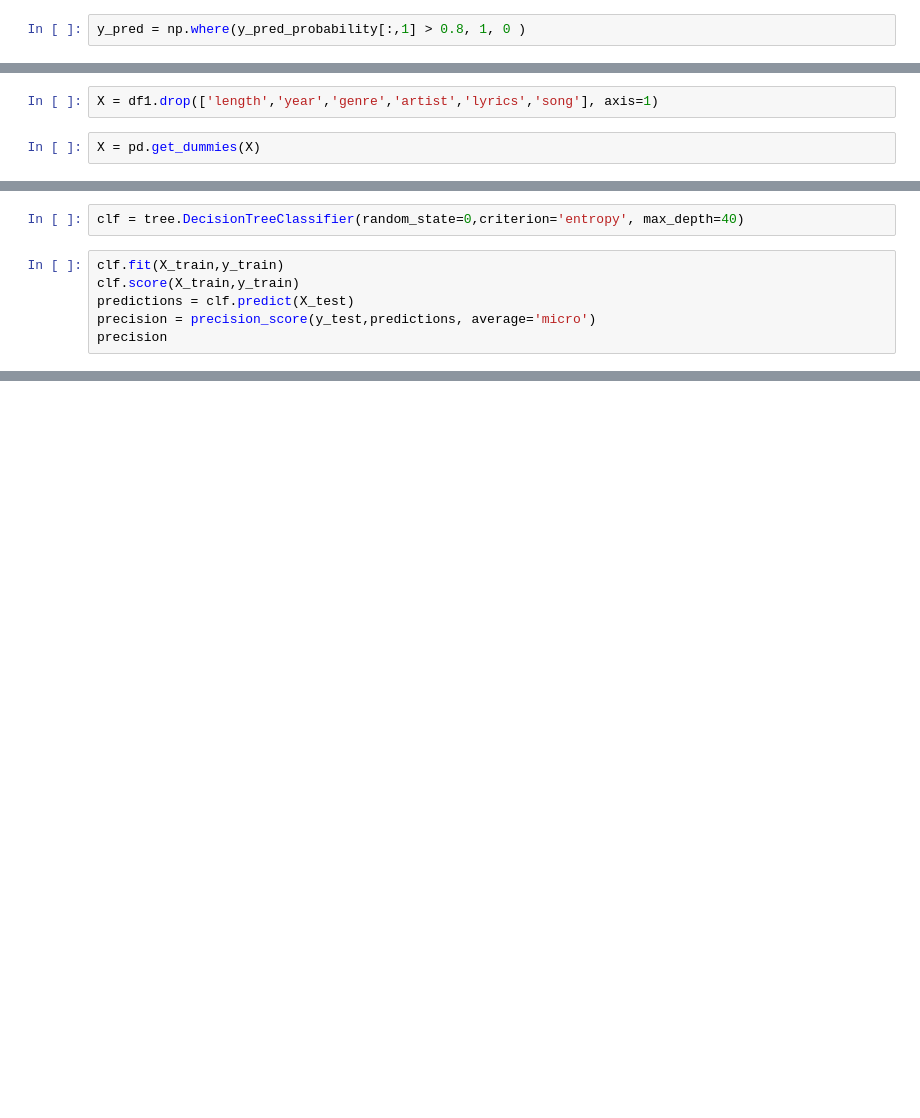
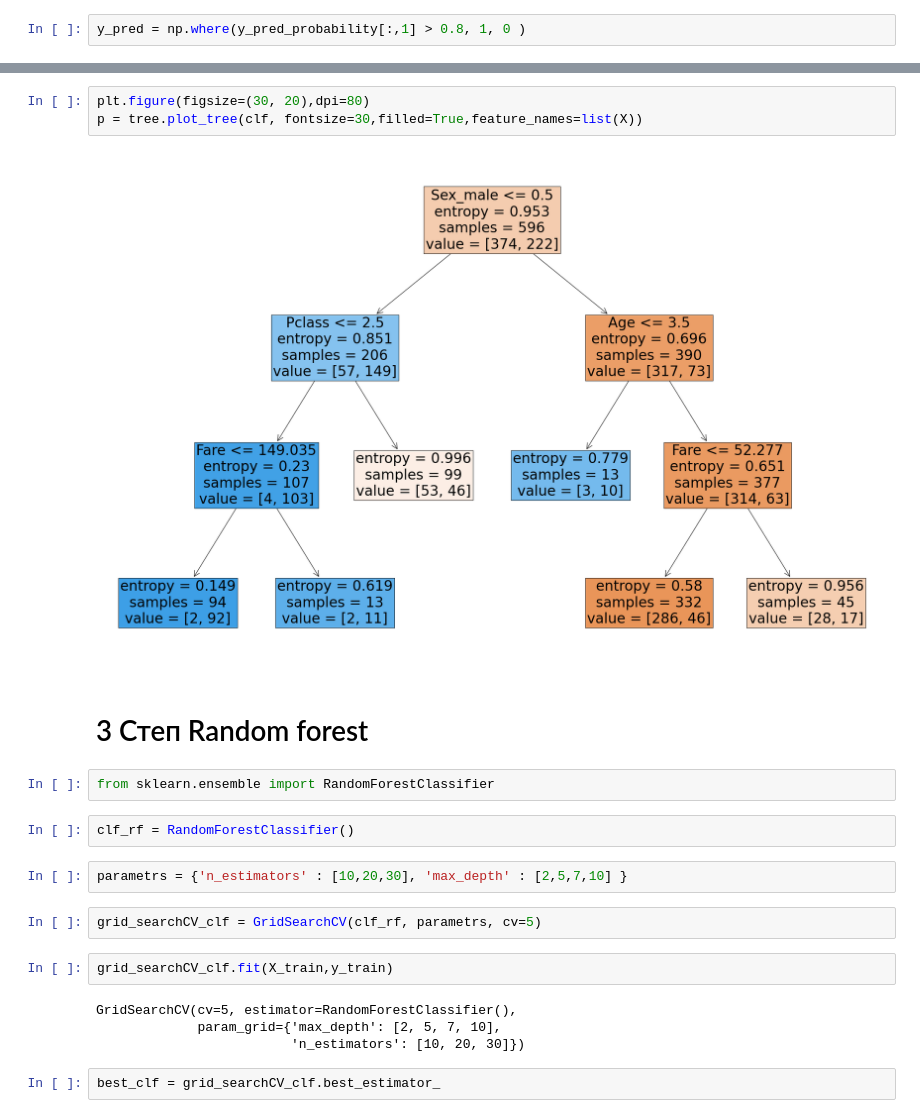
Before and after one commit to vasiljev-sr/MyJupyterNotebook, a Jupyter notebook: Stepik/Step 2/ Titanic Machine Learning from Disaster.ipynb, the cells around one changed output, grey strips where cells are left out. Cells and saved outputs as stored; diff of their text form; blank space fills up the shorter version.

```diff
--- a/Stepik/Step 2/ Titanic Machine Learning from Disaster.ipynb
+++ b/Stepik/Step 2/ Titanic Machine Learning from Disaster.ipynb
@@ -406,4 +269,0 @@ df1['hyphens'] = df1.lyrics.str.count('-')
-# %%
-X = df1.drop(['length','year','genre','artist','lyrics','song'], axis=1)
-# %%
-X = pd.get_dummies(X)
@@ -424,8 +269,0 @@ X_train, X_test, y_train, y_test = train_test_split(X,y, test_size= 0.25, random
-# %%
-clf = tree.DecisionTreeClassifier(random_state=0,criterion='entropy', max_depth=40)
-# %%
-clf.fit(X_train,y_train)
-clf.score(X_train,y_train)
-predictions = clf.predict(X_test)
-precision = precision_score(y_test,predictions, average='micro')
-precision
@@ -445,0 +279,23 @@ cross_val_score(clf,X_train,y_train, cv=5).mean()
+# %%
+plt.figure(figsize=(30, 20),dpi=80)
+p = tree.plot_tree(clf, fontsize=30,filled=True,feature_names=list(X))
+# %% [output]
+[figure, added]
+# %% [markdown]
+# 3 Степ Random forest
+# %%
+from sklearn.ensemble import RandomForestClassifier
+# %%
+clf_rf = RandomForestClassifier()
+# %%
+parametrs = {'n_estimators' : [10,20,30], 'max_depth' : [2,5,7,10] }
+# %%
+grid_searchCV_clf = GridSearchCV(clf_rf, parametrs, cv=5)
+# %%
+grid_searchCV_clf.fit(X_train,y_train)
+# %% [output]
+GridSearchCV(cv=5, estimator=RandomForestClassifier(),
+             param_grid={'max_depth': [2, 5, 7, 10],
+                         'n_estimators': [10, 20, 30]})
+# %%
+best_clf = grid_searchCV_clf.best_estimator_
```
Also changed, not shown: parts of 71 cells of this notebook, 2 other files.
